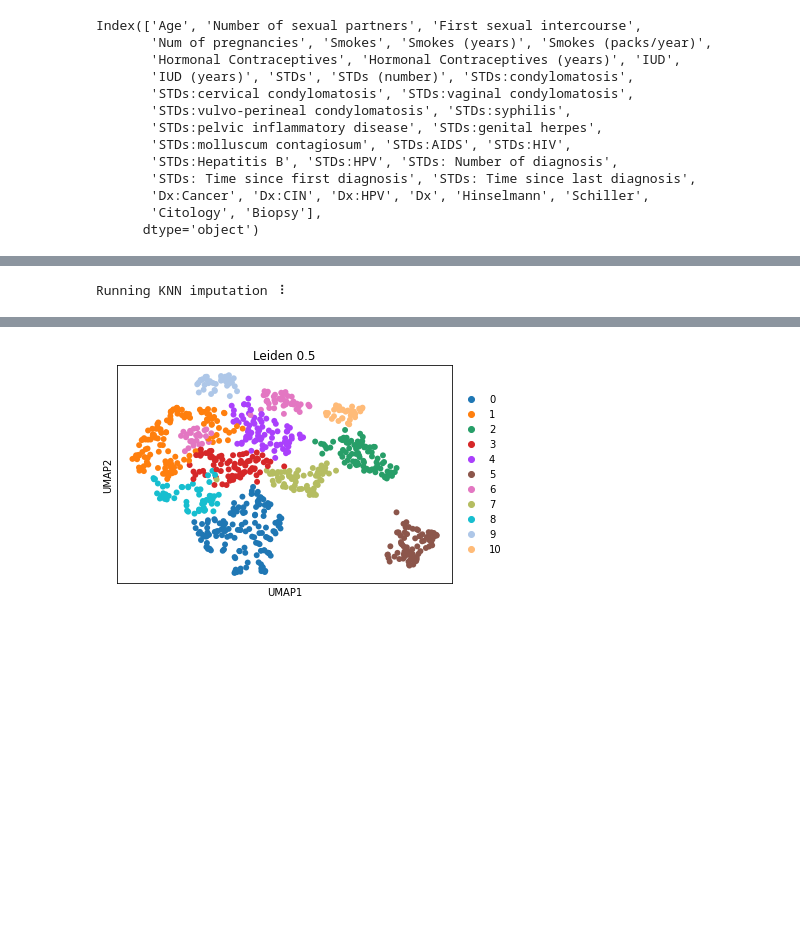
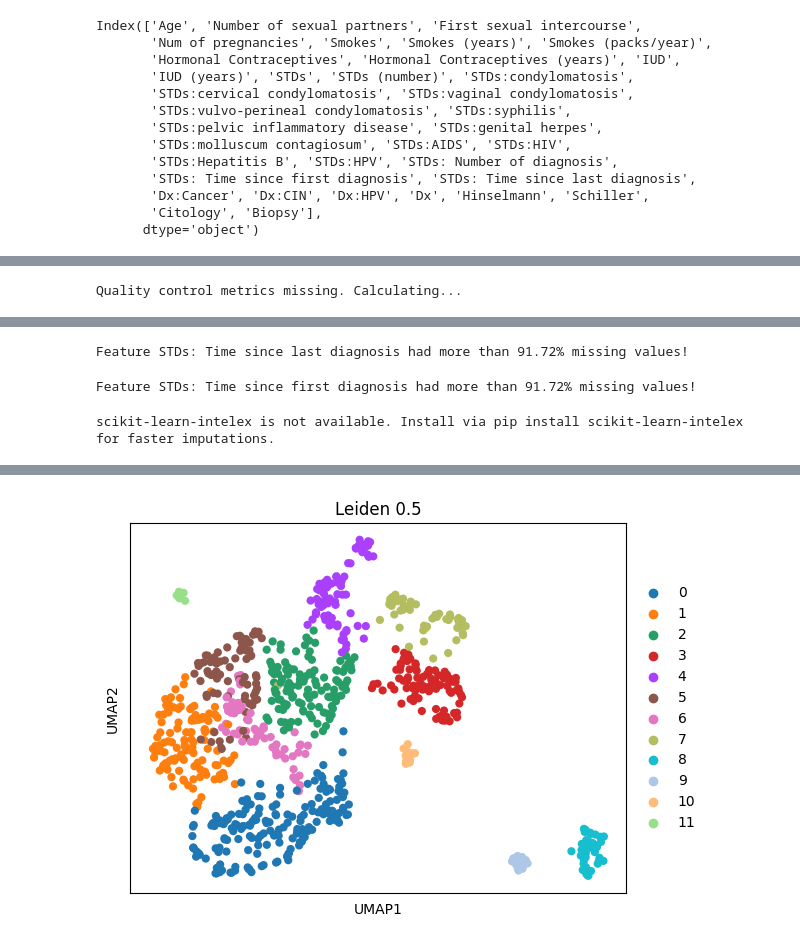
Before and after one commit to theislab/ehrapy-datasets, a Jupyter notebook: cervical_cancer_risk_factors/cervical_cancer_risk_factors.ipynb, the cells around one changed output, grey strips where cells are left out. Drawn from its saved outputs; the diff is of its cells as text; code cells hidden in the pictures; blank space fills up the shorter version.

```diff
--- a/cervical_cancer_risk_factors/cervical_cancer_risk_factors.ipynb
+++ b/cervical_cancer_risk_factors/cervical_cancer_risk_factors.ipynb
@@ -79,11 +91,11 @@ Variable names for AnnData object with 858 obs and 36 vars
     ╚══ Biopsy -> data type: floating
 # %%
 ep.pp.knn_impute(adata)
-ep.pp.norm_scale(adata)
+ep.pp.scale_norm(adata)
 ep.pp.pca(adata)
 ep.pp.neighbors(adata)
 ep.tl.umap(adata)
 ep.tl.leiden(adata, resolution=0.5, key_added="leiden_0_5")
 ep.pl.umap(adata, color=["leiden_0_5"], title="Leiden 0.5")
 # %% [output]
-Running KNN imputation ⠸
+Quality control metrics missing. Calculating...
@@ -91,0 +103,3 @@ Running KNN imputation ⠸
+Feature STDs: Time since last diagnosis had more than 91.72% missing values!
+Feature STDs: Time since first diagnosis had more than 91.72% missing values!
+scikit-learn-intelex is not available. Install via pip install scikit-learn-intelex  for faster imputations.
@@ -92,4 +107,4 @@ Running KNN imputation ⠸
-[figure, old version]
+[figure, new version]
 # %%
 ep.pl.umap(adata, color=["Hinselmann", "Schiller",
            "Citology", "Biopsy"], ncols=1, wspace=0.75)
```
Also changed, not shown: parts of 5 cells of this notebook, 15 other files.
